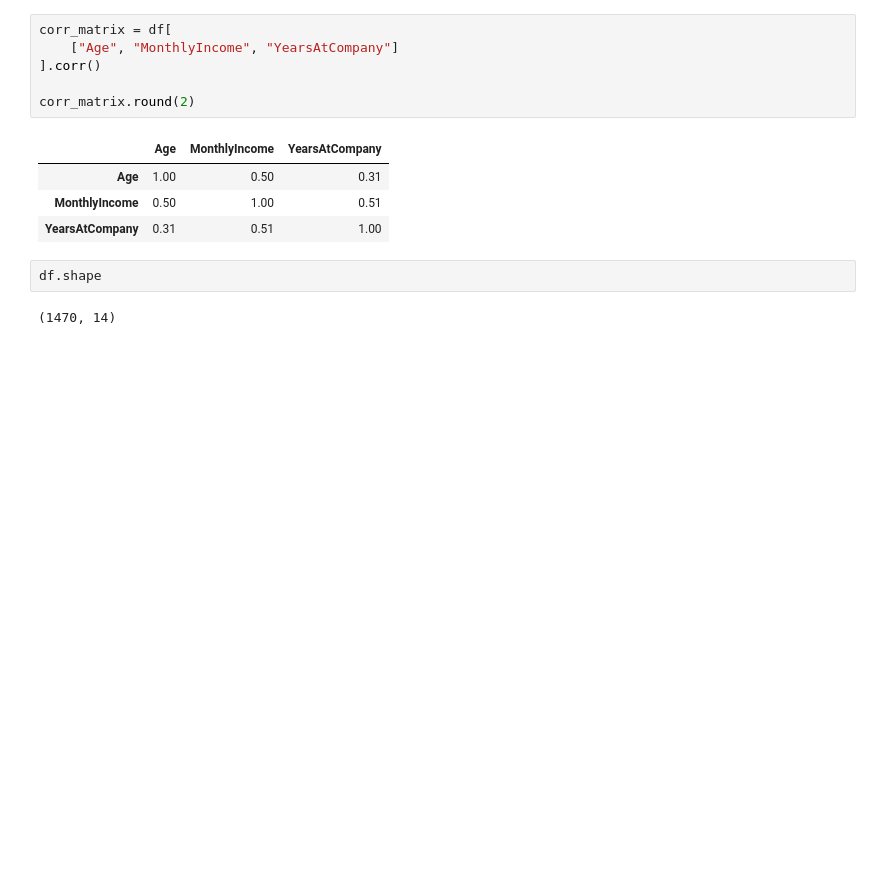
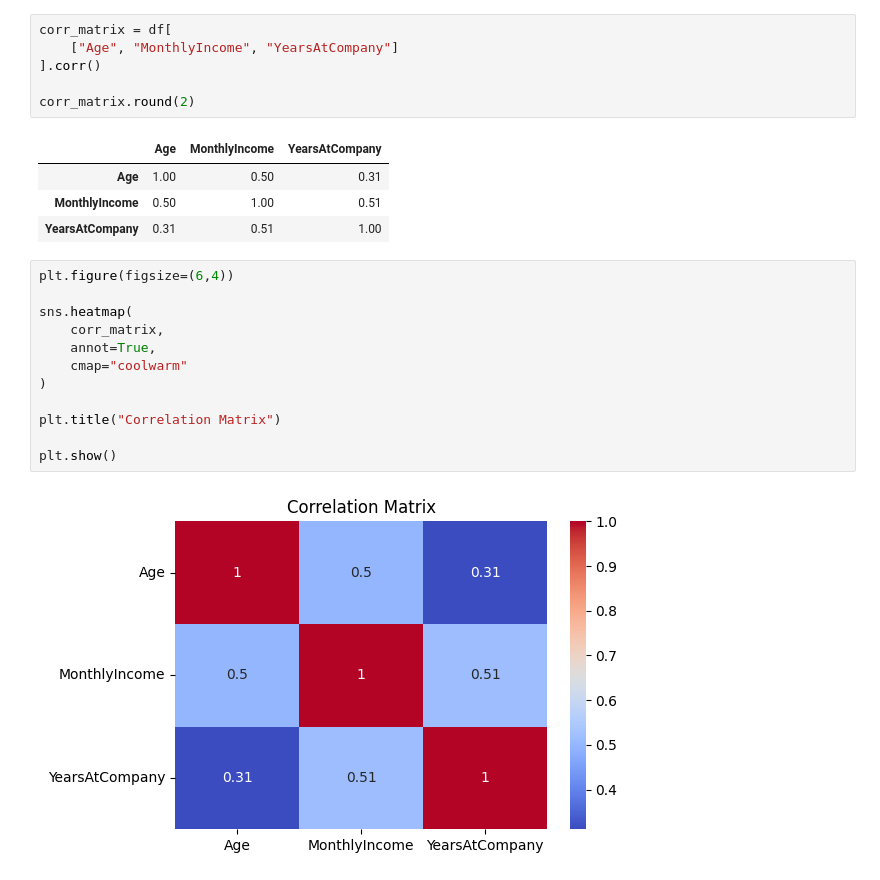
Before and after one commit to suparnachowdhury/data-science-with-python, a Jupyter notebook: 01_descriptive_statistics.ipynb, the cells around one changed output. Saved outputs shown, nothing was run; the diff lists cells and outputs as text; blank space fills up the shorter version.

```diff
--- a/01_descriptive_statistics.ipynb
+++ b/01_descriptive_statistics.ipynb
@@ -249,6 +249,16 @@ corr_matrix.round(2)
 | MonthlyIncome | 0.50 | 1.00 | 0.51 |
 | YearsAtCompany | 0.31 | 0.51 | 1.00 |
 # %%
-df.shape
+plt.figure(figsize=(6,4))
+
+sns.heatmap(
+    corr_matrix,
+    annot=True,
+    cmap="coolwarm"
+)
+
+plt.title("Correlation Matrix")
+
+plt.show()
 # %% [output]
-(1470, 14)
+[figure, added]
```
Also changed, not shown: parts of 2 cells of this notebook.
